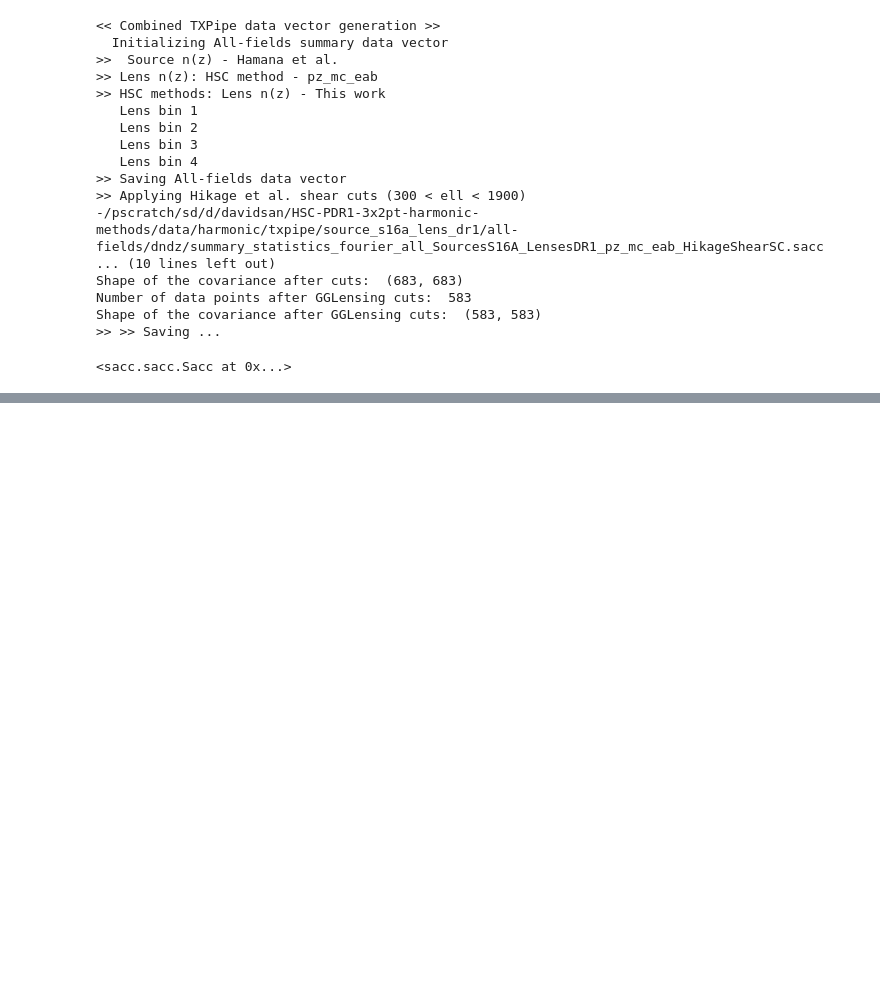
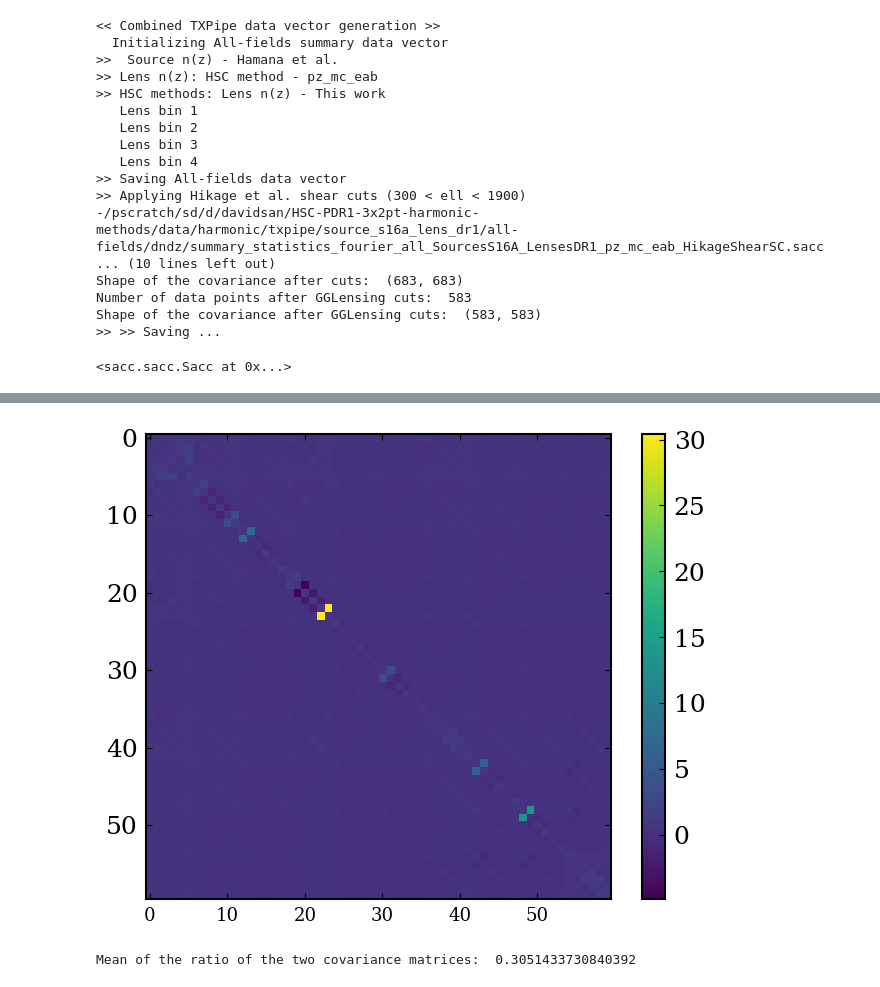
Before and after one commit to davsan06/HSC-PDR1-3x2pt-harmonic-methods, a Jupyter notebook: analysis/NBMeasurementGeneration.ipynb, the cells around one changed output, grey strips where cells are left out. Cells and saved outputs as stored; diff of their text form; code cells hidden in the pictures; blank space fills up the shorter version.

```diff
--- a/analysis/NBMeasurementGeneration.ipynb
+++ b/analysis/NBMeasurementGeneration.ipynb
@@ -167,0 +294,12 @@ Shape of the covariance after GGLensing cuts:  (583, 583)
+# %%
+plt.imshow(covmat_desc / covmat_hsc)
+plt.colorbar()
+plt.show()
+plt.close()
+# %% [output]
+[figure, added]
+# %%
+# Compute the mean of the ratio of the two covariance matrices
+print('Mean of the ratio of the two covariance matrices: ', np.mean(covmat_desc / covmat_hsc))
+# %% [output]
+Mean of the ratio of the two covariance matrices:  0.3051433730840392
```
Also changed, not shown: parts of 19 cells of this notebook.
